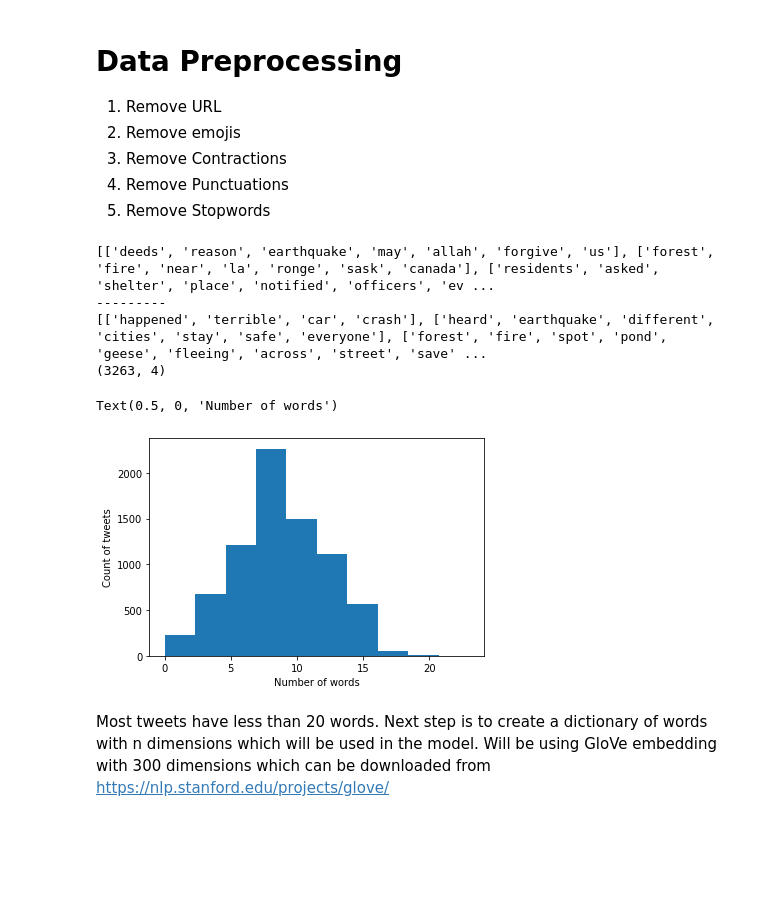
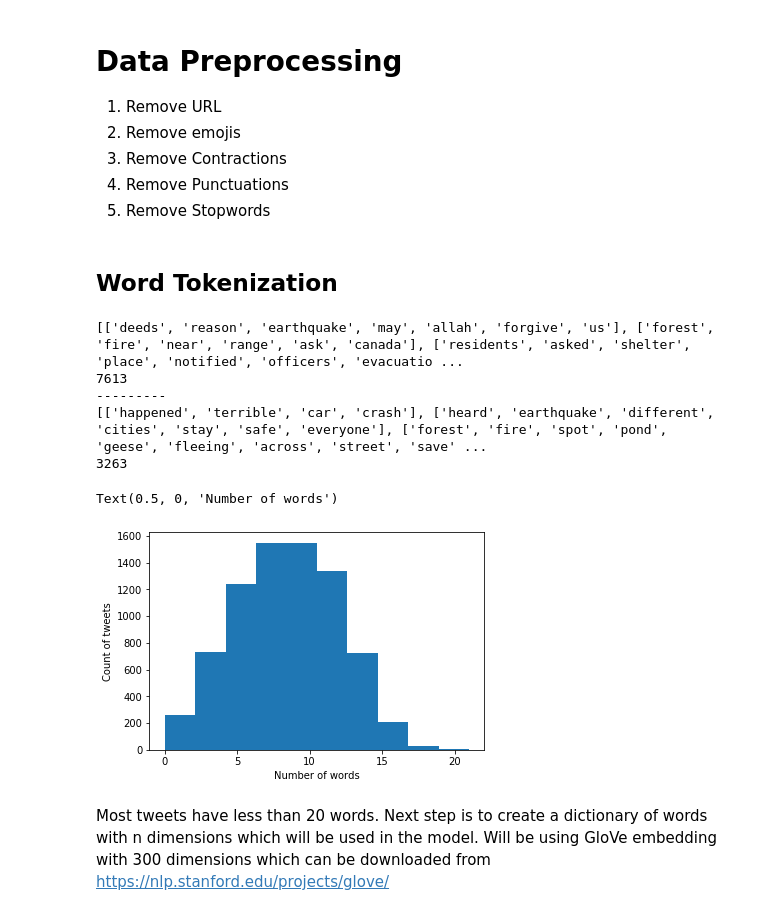
Before and after one commit to mathewthomas1729/MachineLearningProjects, a Jupyter notebook: NLP - Natural DIsaster Classification/NLP_NaturalDisaster_GloVe_LSTM_Model.ipynb, the cells around one changed output. Drawn from its saved outputs; the diff is of its cells as text; code cells hidden in the pictures; blank space fills up the shorter version.

Commit message:
Updated model to clean data using spell check

```diff
--- a/NLP - Natural DIsaster Classification/NLP_NaturalDisaster_GloVe_LSTM_Model.ipynb
+++ b/NLP - Natural DIsaster Classification/NLP_NaturalDisaster_GloVe_LSTM_Model.ipynb
@@ -170,55 +165,68 @@ holdout['text']=holdout['text'].apply(remove_punct)
+# %% [markdown]
+## Word Tokenization
 # %%
 train_tweets = list()
 holdout_tweets = list()
 lines =df['text'].values.tolist()
+spell = SpellChecker()
+
+#tokenizing words and doing some more cleaning like removing stop words and correcting spellings
 for line in tqdm(lines):
   token = word_tokenize(line)
   token = [word.lower() for word in token]
-  table = str.maketrans('','',string.punctuation)
-  stripped = [word.translate(table) for word in token]
-  words = [word for word in stripped if word.isalpha()]
-  stopped_words = set(stopwords.words('english'))
-  final_token = [w for w in words if w not in stopped_words]
+  tokens_without_sw = [word for word in token if not word in stopwords.words()]
+  token_stopped = [word for word in tokens_without_sw if word.isalpha()]
+  misspelled = spell.unknown(token_stopped)
+  final_token = list()
+  for w in token_stopped:
+        if w in misspelled:
+            final_token.append(spell.correction(w))
+        else:
+            final_token.append(w)
   train_tweets.append(final_token)
 
-
-
-
+#Applying same logic to holdout set
 lines =holdout['text'].values.tolist()
 for line in tqdm(lines):
   token = word_tokenize(line)
   token = [word.lower() for word in token]
-  table = str.maketrans('','',string.punctuation)
-  stripped = [word.translate(table) for word in token]
-  words = [word for word in stripped if word.isalpha()]
-  stopped_words = set(stopwords.words('english'))
-  final_token = [w for w in words if w not in stopped_words]
+  tokens_without_sw = [word for word in token if not word in stopwords.words()]
+  token_stopped = [word for word in tokens_without_sw if word.isalpha()]
+  misspelled = spell.unknown(token_stopped)
+  final_token = list()
+  for w in token_stopped:
+        if w in misspelled:
+            final_token.append(spell.correction(w))
+        else:
+            final_token.append(w)
   holdout_tweets.append(final_token)
 
 
 print(train_tweets[:3])
+print(len(train_tweets))
 print("---------")
 print(holdout_tweets[:3])
-print(holdout.shape)
+print(len(holdout_tweets))
 # %% [output]
-[['deeds', 'reason', 'earthquake', 'may', 'allah', 'forgive', 'us'], ['forest', 'fire', 'near', 'la', 'ronge', 'sask', 'canada'], ['residents', 'asked', 'shelter', 'place', 'notified', 'officers', 'ev ...
+[['deeds', 'reason', 'earthquake', 'may', 'allah', 'forgive', 'us'], ['forest', 'fire', 'near', 'range', 'ask', 'canada'], ['residents', 'asked', 'shelter', 'place', 'notified', 'officers', 'evacuatio ...
+7613
 ---------
 [['happened', 'terrible', 'car', 'crash'], ['heard', 'earthquake', 'different', 'cities', 'stay', 'safe', 'everyone'], ['forest', 'fire', 'spot', 'pond', 'geese', 'fleeing', 'across', 'street', 'save' ...
-(3263, 4)
+3263
 # %%
 #checking distrubtion of length of tweets
 %matplotlib inline
 
 len_list=[]
-for i in tqdm(tweets):
+for i in tqdm(train_tweets):
     len_list.append(len(i))
 
 plt.hist(len_list, density=False, bins=10)
 plt.ylabel('Count of tweets')
 plt.xlabel('Number of words')
 # %% [output]
 Text(0.5, 0, 'Number of words')
-[figure, old version]
+[figure, new version]
 # %% [markdown]
 Most tweets have less than 20 words.
 Next step is to create a dictionary of words with n dimensions which will be used in the model. Will be using GloVe embedding with 300 dimensions which can be downloaded from https://nlp.stanford.edu/projects/glove/
```
Also changed, not shown: parts of 9 cells of this notebook.
